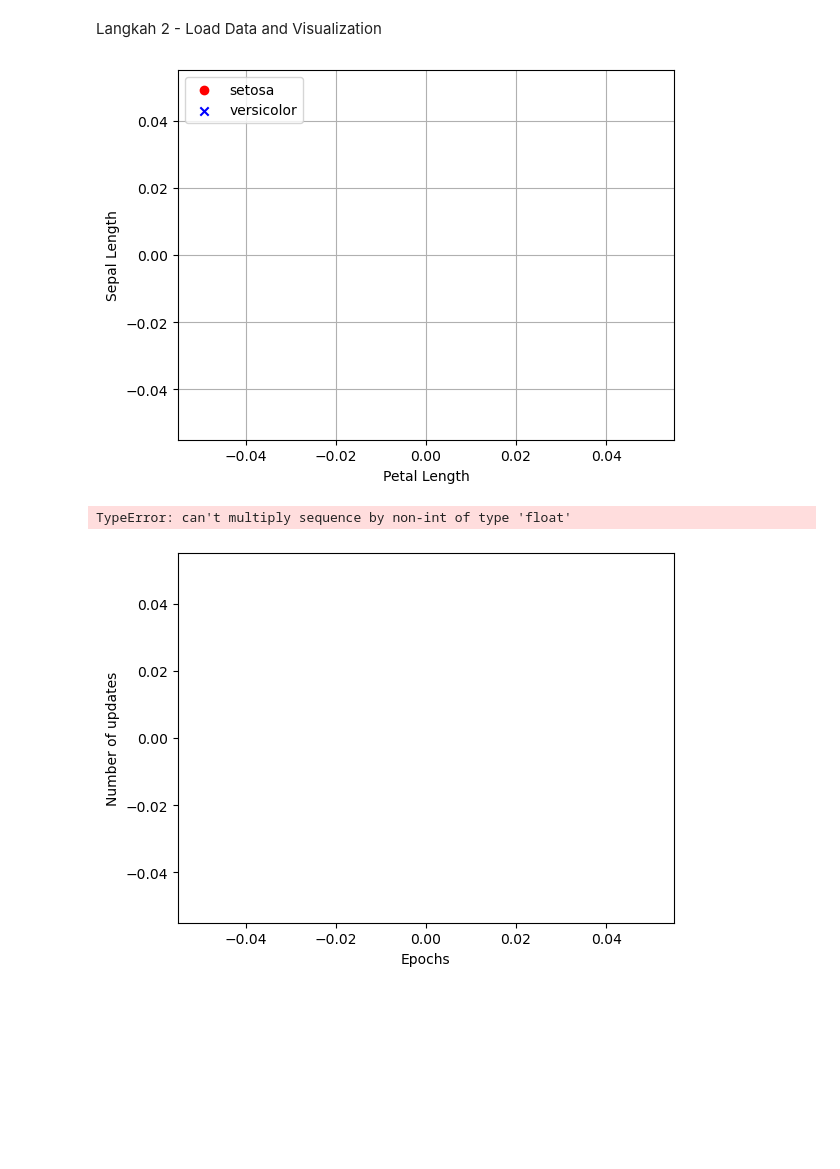
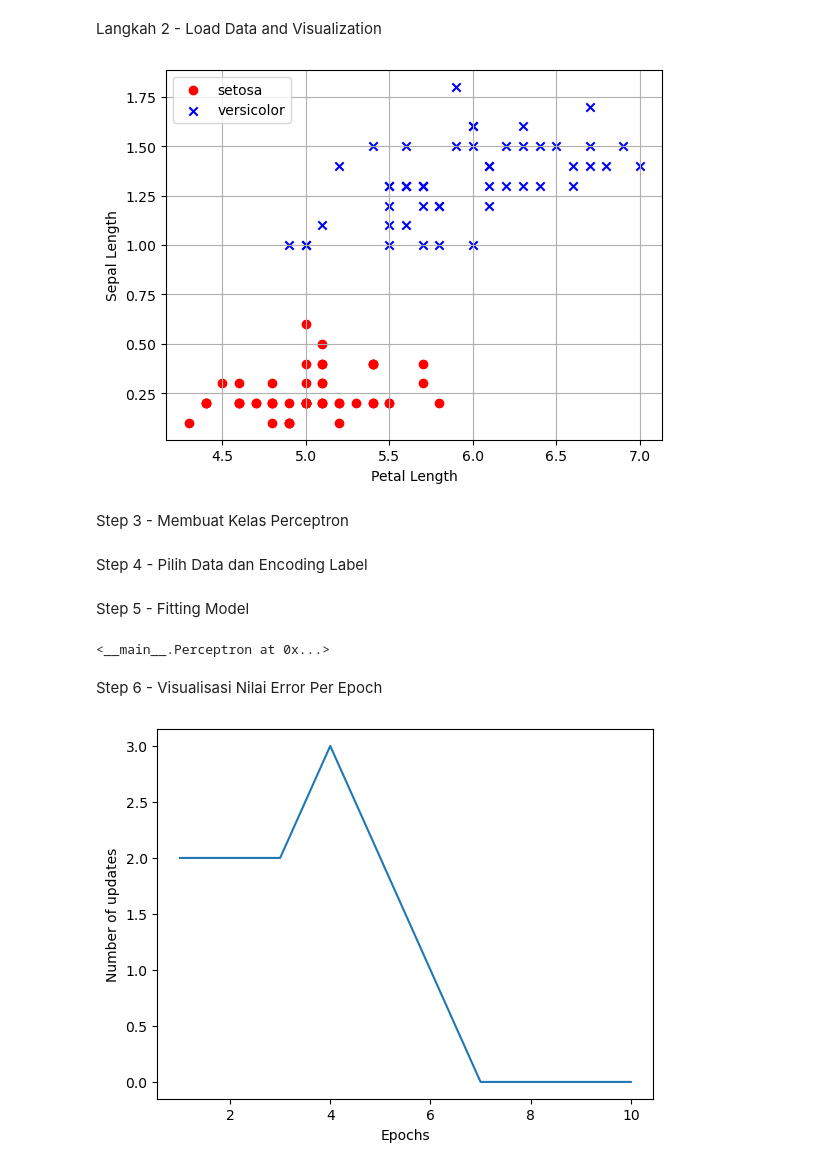
Before and after one commit to Raihandany/ML_Ganjil_2023, a Jupyter notebook: Jobsheet9.ipynb, the cells around one changed output. Cells and saved outputs as stored; diff of their text form; code cells hidden in the pictures; blank space fills up the shorter version.

```diff
--- a/Jobsheet9.ipynb
+++ b/Jobsheet9.ipynb
@@ -8,24 +10,24 @@ import seaborn as sns
 # %% [markdown]
 Langkah 2 - Load Data and Visualization
 # %%
-# Load data iris.csv
-df = pd.read_csv('C:\Machine Learning\week7\iris.csv', header=None, skiprows=1)
-
+df = pd.read_csv('C:\Machine Learning\week9\iris.csv', header=None)
 setosa = df[df[4] == 'Iris-setosa']
 versicolor = df[df[4] == 'Iris-versicolor']
 virginica = df[df[4] == 'Iris-virginica']
 
 a, b = 0, 3
 plt.scatter(setosa[a], setosa[b], color='red', marker='o', label='setosa')
 plt.scatter(versicolor[a], versicolor[b], color='blue', marker='x', label='versicolor')
 
 plt.xlabel('Petal Length')
 plt.ylabel('Sepal Length')
 plt.legend(loc='upper left')
 plt.grid()
 plt.show()
 # %% [output]
-[figure, old version]
+[figure, new version]
+# %% [markdown]
+Step 3 - Membuat Kelas Perceptron
 # %%
 class Perceptron(object):
     def __init__(self, eta=0.01, n_iter=10):
@@ -52,19 +54,25 @@ class Perceptron(object):
 
     def predict(self, X):
         return np.where(self.net_input(X) >= 0.0, 1, -1)
+# %% [markdown]
+Step 4 - Pilih Data dan Encoding Label
 # %%
 y = df.iloc[0:100, 4].values # pilih 100 data awal
 y = np.where(y == 'Iris-setosa', -1, 1) # ganti coding label
 X = df.iloc[0:100, [0, 3]].values # slice data latih
+# %% [markdown]
+Step 5 - Fitting Model
 # %%
 ppn = Perceptron(eta=0.1, n_iter=10)
 ppn.fit(X, y)
 # %% [output]
-TypeError: can't multiply sequence by non-int of type 'float'
+<__main__.Perceptron at 0x...>
+# %% [markdown]
+Step 6 - Visualisasi Nilai Error Per Epoch
 # %%
 plt.plot(range(1, len(ppn.errors_)+1), ppn.errors_)
 plt.xlabel('Epochs')
 plt.ylabel('Number of updates')
 plt.show()
 # %% [output]
-[figure, old version]
+[figure, new version]
```
Also changed, not shown: parts of 66 cells of this notebook, 2 other files.
